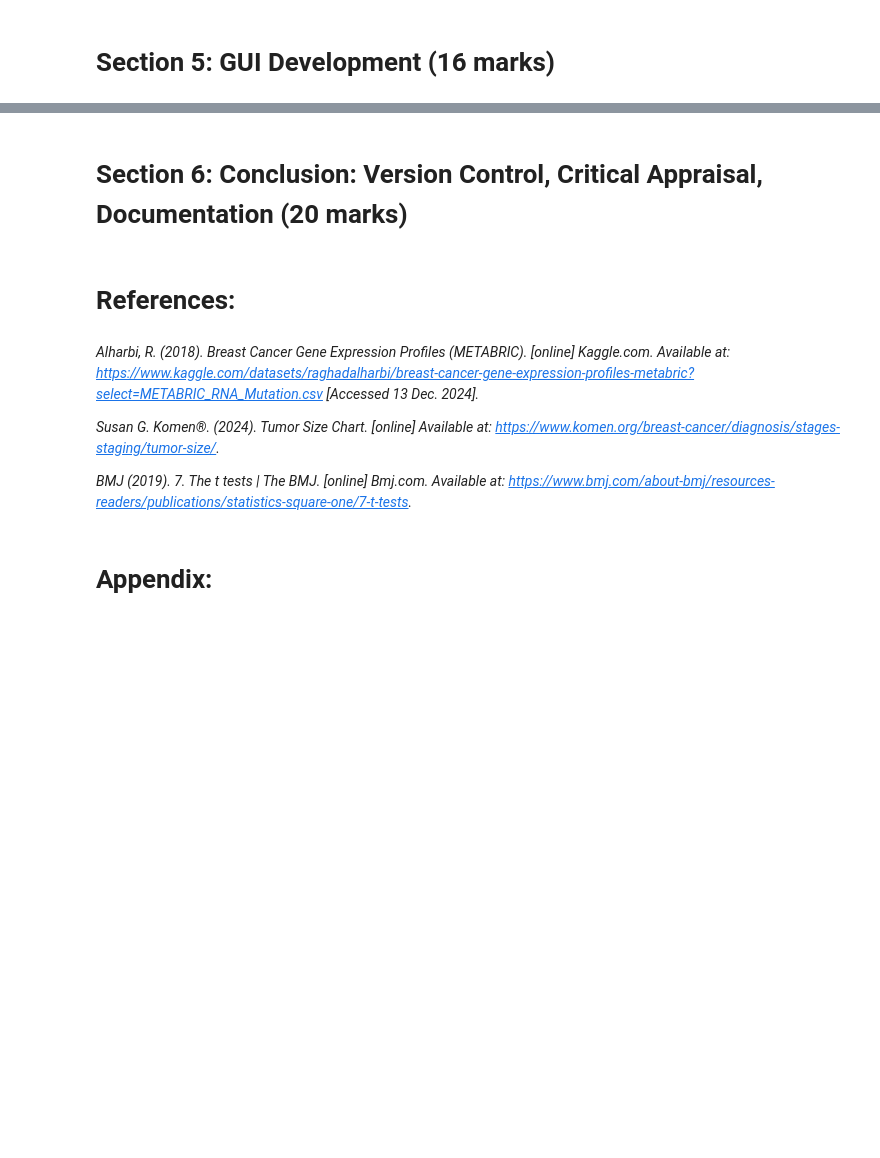
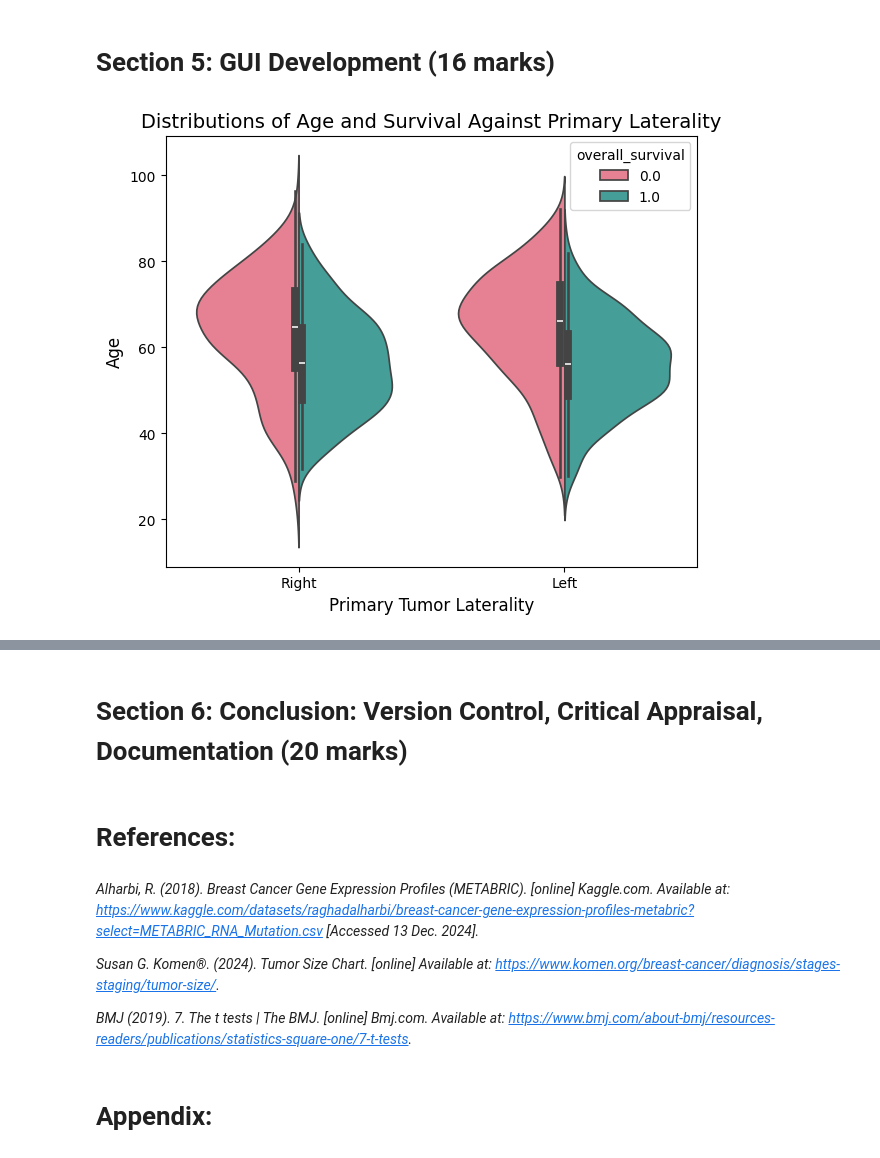
Before and after one commit to Ruthamey1/handling_data, a Jupyter notebook: NTU_N1019812_SOFT40161_CourseWork.ipynb, the cells around one changed output, grey strips where cells are left out. Drawn from its saved outputs; the diff is of its cells as text; code cells hidden in the pictures; blank space fills up the shorter version.

Commit message:
Adding GUIs
Added two GUIs, one with multiple violin plots, another with boxplots

```diff
--- a/NTU_N1019812_SOFT40161_CourseWork.ipynb
+++ b/NTU_N1019812_SOFT40161_CourseWork.ipynb
@@ -520,3 +519,91 @@ sns.relplot(x="lymph_nodes_examined_positive", y="overall_survival_months", hue=
 # Section 5: GUI Development (16 marks)
 # %%
 # Explanation and Documentation
+# %%
+import tkinter as tk
+from tkinter import ttk
+import seaborn as sns
+import matplotlib.pyplot as plt
+from matplotlib.backends.backend_tkagg import FigureCanvasTkAgg
+import numpy as np
+
+def tumor_stage():
+    fig, ax = plt.subplots(figsize=(8, 6))
+    sns.violinplot(x='tumor_stage', y='age_at_diagnosis', data=data, hue='overall_survival',
+               split=True, palette='husl')
+
+    ax.set_title("Distributions of Age and Survival Against Tumor Stage", fontsize=14)
+    ax.set_xlabel("Tumor Stage", fontsize=12)
+    ax.set_ylabel("Age", fontsize=12)
+    display_plot(fig)
+
+def which_breast():
+    fig, ax = plt.subplots(figsize=(8, 6))
+    sns.violinplot(x='primary_tumor_laterality', y='age_at_diagnosis', data=data, hue='overall_survival',
+               split=True, palette='husl')
+
+    ax.set_title("Distributions of Age and Survival Against Primary Laterality", fontsize=14)
+    ax.set_xlabel("Primary Tumor Laterality", fontsize=12)
+    ax.set_ylabel("Age", fontsize=12)
+    display_plot(fig)
+
+def chemotherapy():
+    fig, ax = plt.subplots(figsize=(8, 6))
+    sns.violinplot(x='chemotherapy', y='age_at_diagnosis', data=data, hue='overall_survival',
+               split=True, palette='husl')
+
+    ax.set_title("Distributions of Age and Survival Against Chemotherapy", fontsize=14)
+    ax.set_xlabel("Chemotherapy", fontsize=12)
+    ax.set_ylabel("Age", fontsize=12)
+    display_plot(fig)
+
+def tumor_size():
+    fig, ax = plt.subplots(figsize=(8, 6))
+    sns.violinplot(x='tumor_size_category', y='age_at_diagnosis', data=data, hue='overall_survival',
+               split=True, palette='husl')
+
+    ax.set_title("Distributions of Age and Survival Against Tumor Size", fontsize=14)
+    ax.set_xlabel("Tumor Size", fontsize=12)
+    ax.set_ylabel("Age", fontsize=12)
+    display_plot(fig)
+
+
+# Function to display plot in the Tkinter window
+def display_plot(fig):
+    for widget in frame_plot.winfo_children():
+        widget.destroy()  # Clear previous plot
+    canvas = FigureCanvasTkAgg(fig, master=frame_plot)
+    canvas.draw()
+    canvas.get_tk_widget().pack()
+
+
+# Create the main Tkinter window
+root = tk.Tk()
+root.title("Violin Plots Displaying Overall Survival with Different Features Against Age")
+root.geometry("1000x600")
+
+# Create a frame to hold the buttons on the left
+frame_buttons = tk.Frame(root)
+frame_buttons.pack(side="left", padx=20, pady=20)
+
+# Create a frame to hold the plot area
+frame_plot = tk.Frame(root)
+frame_plot.pack(side="right", padx=20, pady=20, fill="both", expand=True)
+
+# Add buttons for different plots in the left frame
+stage_button = tk.Button(frame_buttons, text="Tumor Stage", command=tumor_stage, font=("Arial", 20), fg='green')
+stage_button.pack(pady=5, fill="x")
+
+side_button = tk.Button(frame_buttons, text="Breat Tumor Laterality", command=which_breast, font=("Arial", 20), fg='blue')
+side_button.pack(pady=5, fill="x")
+
+chemo_button = tk.Button(frame_buttons, text="Chemotherapy", command=chemotherapy, font=("Arial", 20), fg='purple')
+chemo_button.pack(pady=5, fill="x")
+
+size_button = tk.Button(frame_buttons, text="Tumor Size", command=tumor_size, font=("Arial", 20), fg='red')
+size_button.pack(pady=5, fill="x")
+
+# Run the application
+root.mainloop()
+# %% [output]
+[figure, added]
```
Also changed, not shown: parts of 6 cells of this notebook.
